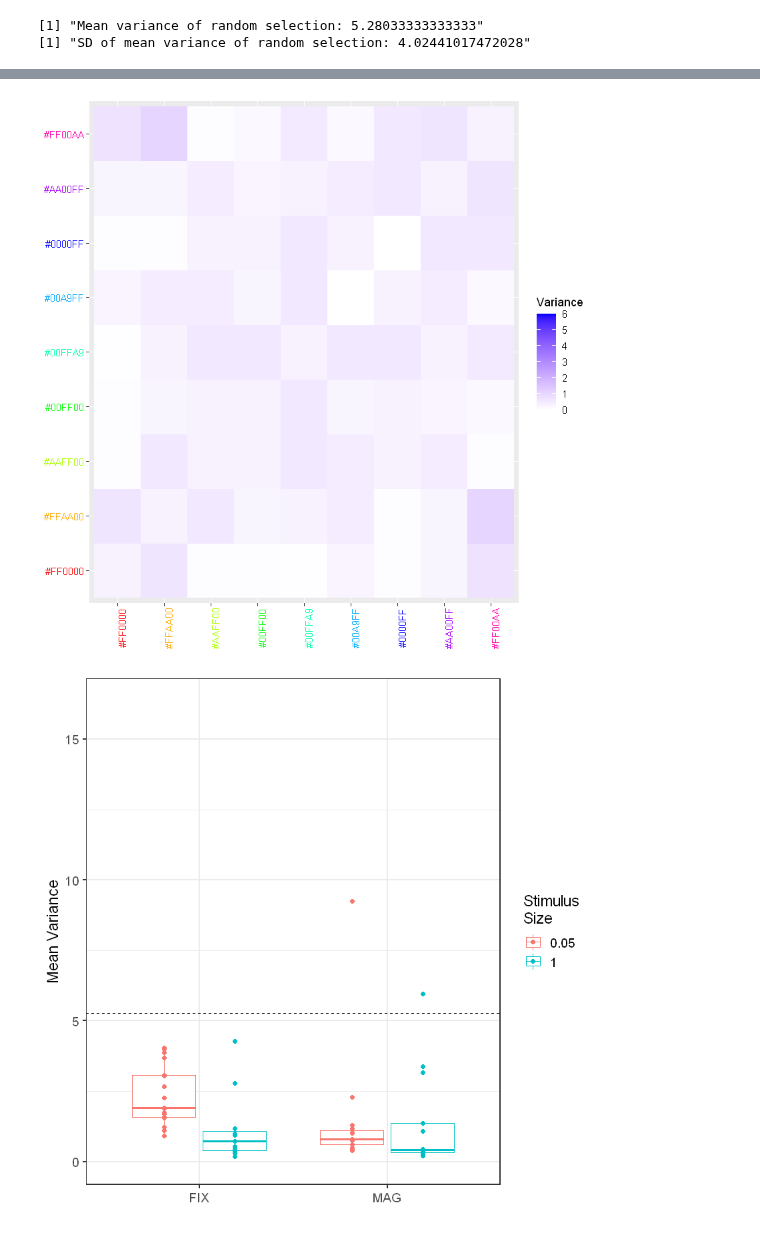
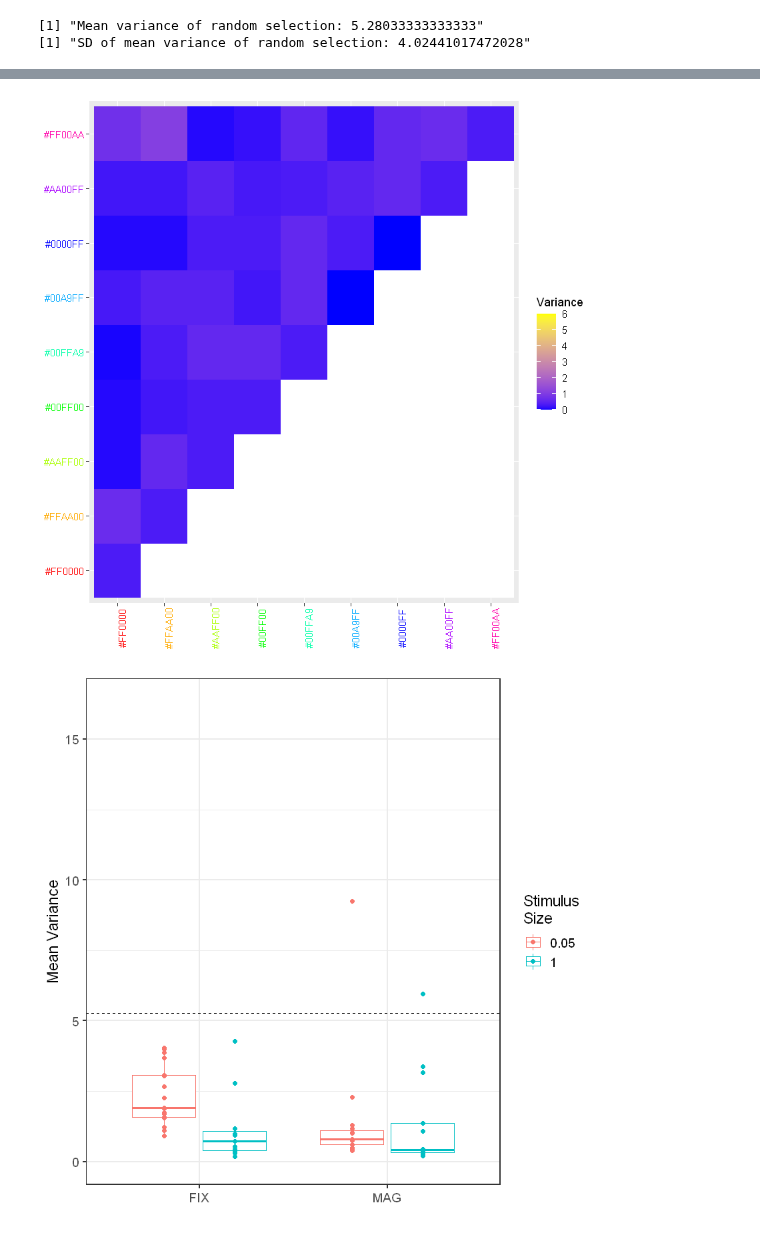
Before and after one commit to ArielZJ/Precision-Phenomenology-Data-Analysis, a Jupyter notebook: Fovea vs. Periphery Color Similarity Pilot Analysis - 2stim Analysis.ipynb, the cells around one changed output, grey strips where cells are left out. Drawn from its saved outputs; the diff is of its cells as text; code cells hidden in the pictures.

Commit message:
Updated the visualisations

```diff
--- a/Fovea vs. Periphery Color Similarity Pilot Analysis - 2stim Analysis.ipynb
+++ b/Fovea vs. Periphery Color Similarity Pilot Analysis - 2stim Analysis.ipynb
@@ -116,6 +116,18 @@ get_n <- function(datadf){
     print(paste("There are",n,"unique subjects"))
     return(n)
 }
+# %%
+get_n.grouped <- function(datadf){
+    size <- sort(unique(datadf$stimulus_radius))
+    scale <- sort(unique(datadf$peripheral_scale))
+    for(stim in (size)){
+        for(mag in (scale)){
+            data <- (subset(datadf,stimulus_radius == stim & peripheral_scale == mag))
+            n <- length(unique(data$subject))
+            print(paste('Magnification',mag,'Size',stim,' - N =',n))
+        }
+    }
+}
 # %%
 # get plot eccentricity labels
 ploteccen <- function(datadf){
@@ -1370,7 +1390,7 @@ fig5e.rainbow <- function(df){
             geom_boxplot(aes(x=as.numeric(as.factor(label.combo)) + 0.25, y = value),alpha = 0.3, outlier.shape=NA, width = .1, colour = "BLACK") +
             xlab('')+coord_flip()+theme_cowplot()+guides(fill=FALSE) +
             theme(axis.text.y=element_blank(),axis.ticks.y=element_blank(),legend.title=element_blank()) +
-            geom_hline(yintercept=0.5, linetype='dashed') + geom_hline(yintercept=1.05)
+            geom_hline(yintercept=0.5, linetype='dashed') + geom_hline(yintercept=1.05) + ylab("Scaled Normalised Trace") +
             ylim(0,1)
 
     ggsave('fig5e_rainbow.png',plot,height=2.8,width=4)
@@ -1720,14 +1741,16 @@ fig6bc <- function(df,name){
     mats.var <- full2var.mats(mats)
     mat <- group.mat.median(mats.var)
 
+    # get rid of the lower half
+    mat[lower.tri(mat)] <- NA
 
     data <- melt(mat)
     colnames(data) <- c('color1.eccen1','color2.eccen2','Variance')
 
     plot <- ggplot(data, aes(x = color1.eccen1, y = color2.eccen2)) +
                     geom_raster(aes(fill = Variance)) +
-                    scale_fill_gradientn(colours = c("white","blue"),
-                                    limits=c(0,6),
+                    scale_fill_gradientn(colours = c("blue","yellow"),
+                                    limits=c(0,6), na.value='white'
                                     #breaks=c(0,1,2,3,4,5,6,7)
                                         ) +
                     # colours
@@ -1929,8 +2046,8 @@ print(paste("SD of mean variance of random selection:",rand.var.sd))
 # %%
 mag.df <- subset(cleandf, peripheral_scale != 1)
-fig6bc(mag.df,name='fig6b.png')
+fig6bc(mag.df,name='fig6c.png')
 # %% [output]
-[figure, old version]
+[figure, new version]
 # %%
 fig6d(var.data,rand.var.mu)
 # %% [output]
```
Also changed, not shown: parts of 22 cells of this notebook, 6 other files.
